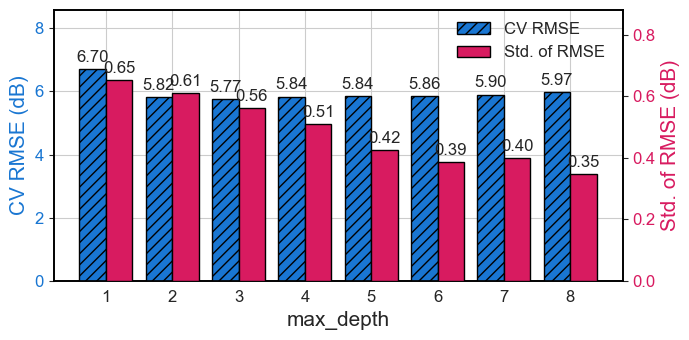
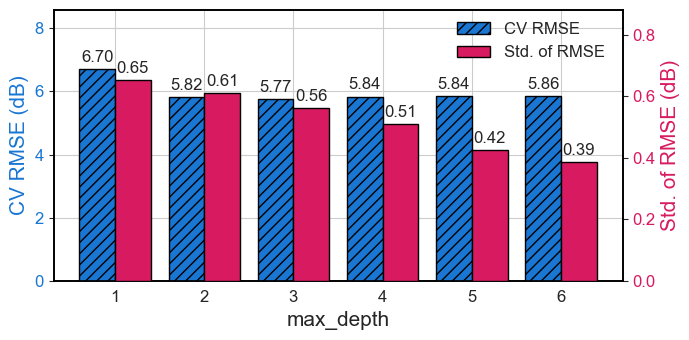
The notebook cell's code change between the first figure and the second:
--- before
+++ after
@@ -12,5 +12,5 @@
 cv_df_plot = cv_df.copy()
 cv_df_plot["max_depth"] = pd.to_numeric(cv_df_plot["max_depth"], errors="coerce")
-cv_df_plot = cv_df_plot[cv_df_plot["max_depth"] <= 8].copy()
+cv_df_plot = cv_df_plot[cv_df_plot["max_depth"] <= 6].copy()
 cv_df_plot = cv_df_plot.sort_values("max_depth").reset_index(drop=True)
 
@@ -57,5 +57,5 @@
 fig.tight_layout()
 fig_path = os.path.join(FIGURES_DIR, "XGB_bestRMSE_STD_perDepth.png")
-plt.savefig(fig_path, dpi=2000, bbox_inches="tight", pad_inches=0.03)
+plt.savefig(fig_path, dpi=600, bbox_inches="tight", pad_inches=0.03)
 plt.show()
 print(f"Saved figure: {fig_path}")

Commit: Aligning the figues for the manuscript